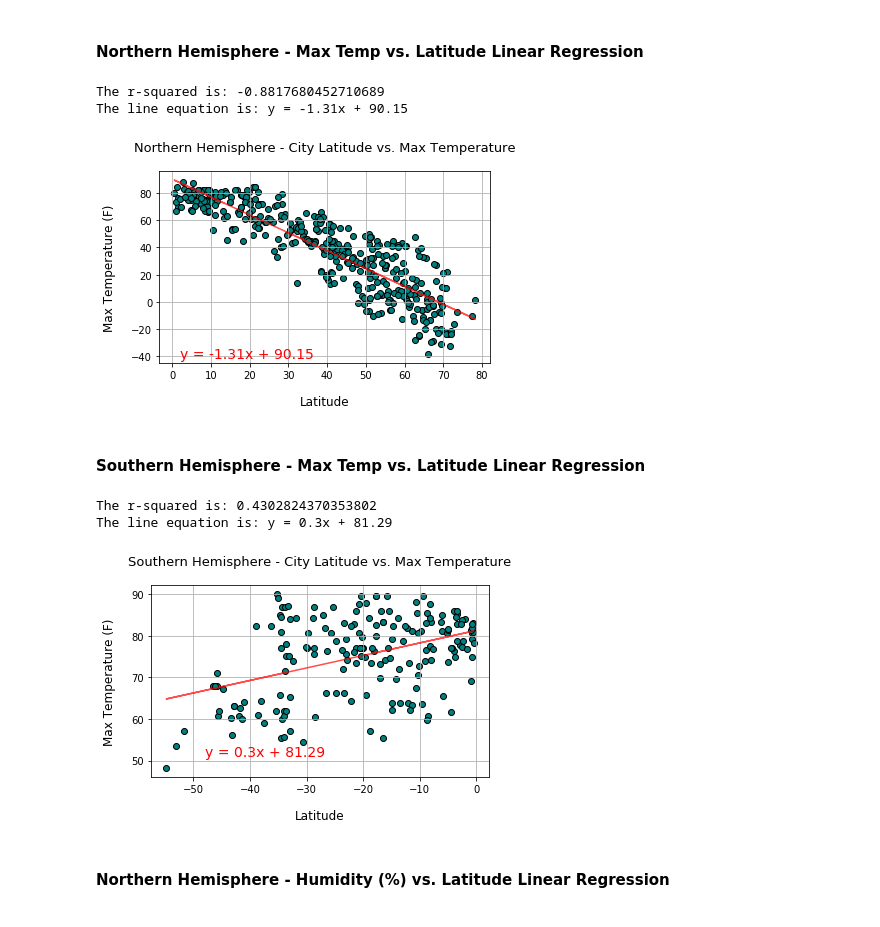
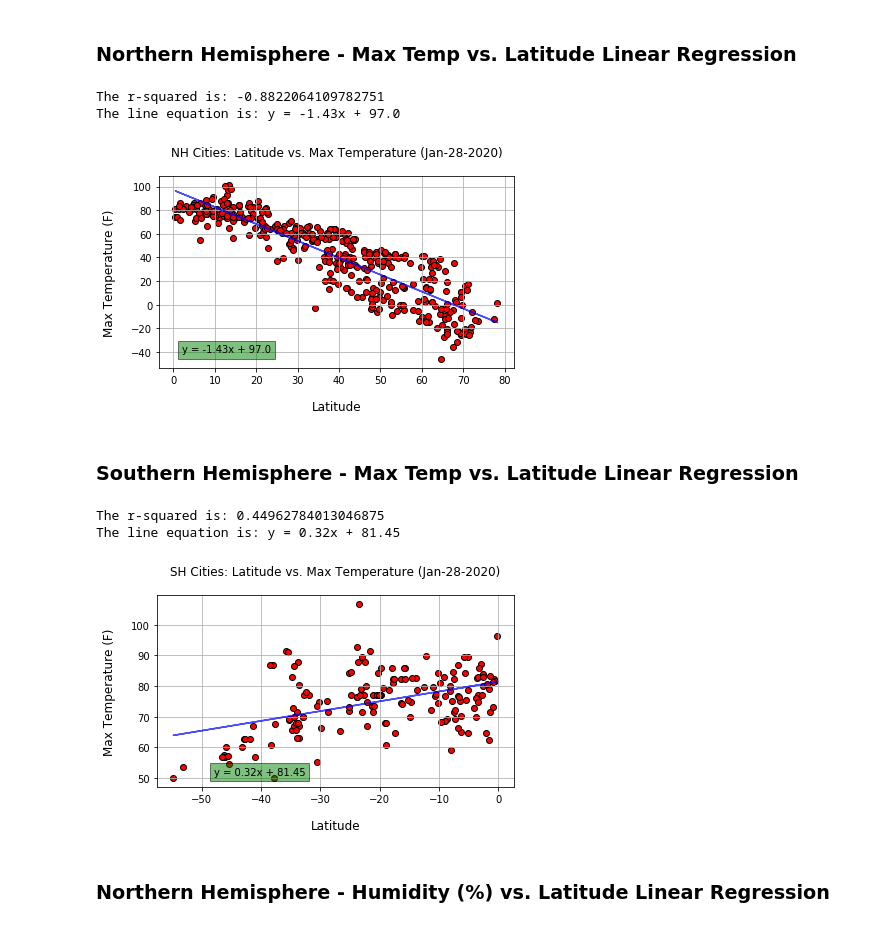
Before and after one commit to anulkar/python-api-challenge, a Jupyter notebook: WeatherPy/WeatherPy.ipynb, the cells around one changed output. Drawn from its saved outputs; the diff is of its cells as text; code cells hidden in the pictures.

Commit message:
Updated notebook with markdowns, plots and fresh weather data

```diff
--- a/WeatherPy/WeatherPy.ipynb
+++ b/WeatherPy/WeatherPy.ipynb
@@ -253,16 +270,16 @@ def create_linregress_plot(x_data, y_data, plot_title, plot_xlabel, plot_ylabel)
 
     # Draw the properly formatted scatter plot with title and x-y labels
     scat_fig, scat_ax = plt.subplots()
-    scat_ax.scatter(x_series, y_series, facecolors='teal', edgecolors='black')
-    scat_ax.set_title(plot_title, fontsize=13, pad=20)
+    scat_ax.scatter(x_series, y_series, facecolors='red', edgecolors='black')
+    scat_ax.set_title(plot_title, fontsize=12, pad=20)
     scat_ax.set_xlabel(plot_xlabel, fontsize=12, labelpad=15)
     scat_ax.set_ylabel(plot_ylabel, fontsize=12, labelpad=15)
     # Plot the linear regression line
-    scat_ax.plot(x_series, regress_values, 'r-', color='red', alpha=0.7)
+    scat_ax.plot(x_series, regress_values, 'r-', color='blue', alpha=0.7)
     xticks = scat_ax.get_xticks()
     yticks = scat_ax.get_yticks()
     # Place the line equation as text box on the axes
-    scat_ax.text(xticks[1] + 2, yticks[1] + 2, line_equation, color='red', fontsize='14', verticalalignment='center', horizontalalignment='left')
+    scat_ax.text(xticks[1] + 2, yticks[1] + 2, line_equation, verticalalignment='center', horizontalalignment='left', bbox={'facecolor': 'green', 'alpha': 0.5})
     scat_ax.grid(True)
     scat_fig.tight_layout()
     return (plt)
@@ -287,38 +304,38 @@ sh_humidity = southern_hemisphere_data['Humidity'].tolist()
 sh_cloudiness = southern_hemisphere_data['Cloudiness'].tolist()
 sh_windspeeds = southern_hemisphere_data['Wind Speed'].tolist()
 # %% [markdown]
-####  Northern Hemisphere - Max Temp vs. Latitude Linear Regression
+###  Northern Hemisphere - Max Temp vs. Latitude Linear Regression
 # %%
 # Set the plot title and axes labels
-plot_title = 'Northern Hemisphere - City Latitude vs. Max Temperature'
+plot_title = f'NH Cities: Latitude vs. Max Temperature ({curr_date})'
 plot_xlabel = 'Latitude'
 plot_ylabel = 'Max Temperature (F)'
 
 # Call function to calculate and create a linear regression plot
 plt = create_linregress_plot(nh_latitudes, nh_max_temps, plot_title, plot_xlabel, plot_ylabel)
-plt.savefig("../images/nh_latitude_maxtemp.png")
+plt.savefig("../images/nh_latitude_maxtemp.png", dpi=200)
 plt.show()
 # %% [output]
-The r-squared is: -0.8817680452710689
-The line equation is: y = -1.31x + 90.15
+The r-squared is: -0.8822064109782751
+The line equation is: y = -1.43x + 97.0
-[figure, old version]
+[figure, new version]
 # %% [markdown]
-####  Southern Hemisphere - Max Temp vs. Latitude Linear Regression
+###  Southern Hemisphere - Max Temp vs. Latitude Linear Regression
 # %%
 # Set the plot title and axes labels
-plot_title = 'Southern Hemisphere - City Latitude vs. Max Temperature'
+plot_title = f'SH Cities: Latitude vs. Max Temperature ({curr_date})'
 plot_xlabel = 'Latitude'
 plot_ylabel = 'Max Temperature (F)'
 
 # Call function to calculate and create a linear regression plot
 plt = create_linregress_plot(sh_latitudes, sh_max_temps, plot_title, plot_xlabel, plot_ylabel)
-plt.savefig("../images/sh_latitude_maxtemp.png")
+plt.savefig("../images/sh_latitude_maxtemp.png", dpi=200)
 plt.show()
 # %% [output]
-The r-squared is: 0.4302824370353802
-The line equation is: y = 0.3x + 81.29
+The r-squared is: 0.44962784013046875
+The line equation is: y = 0.32x + 81.45
-[figure, old version]
+[figure, new version]
 # %% [markdown]
-####  Northern Hemisphere - Humidity (%) vs. Latitude Linear Regression
+###  Northern Hemisphere - Humidity (%) vs. Latitude Linear Regression
 # %%
 # Set the plot title and axes labels
```
Also changed, not shown: parts of 32 cells of this notebook.
